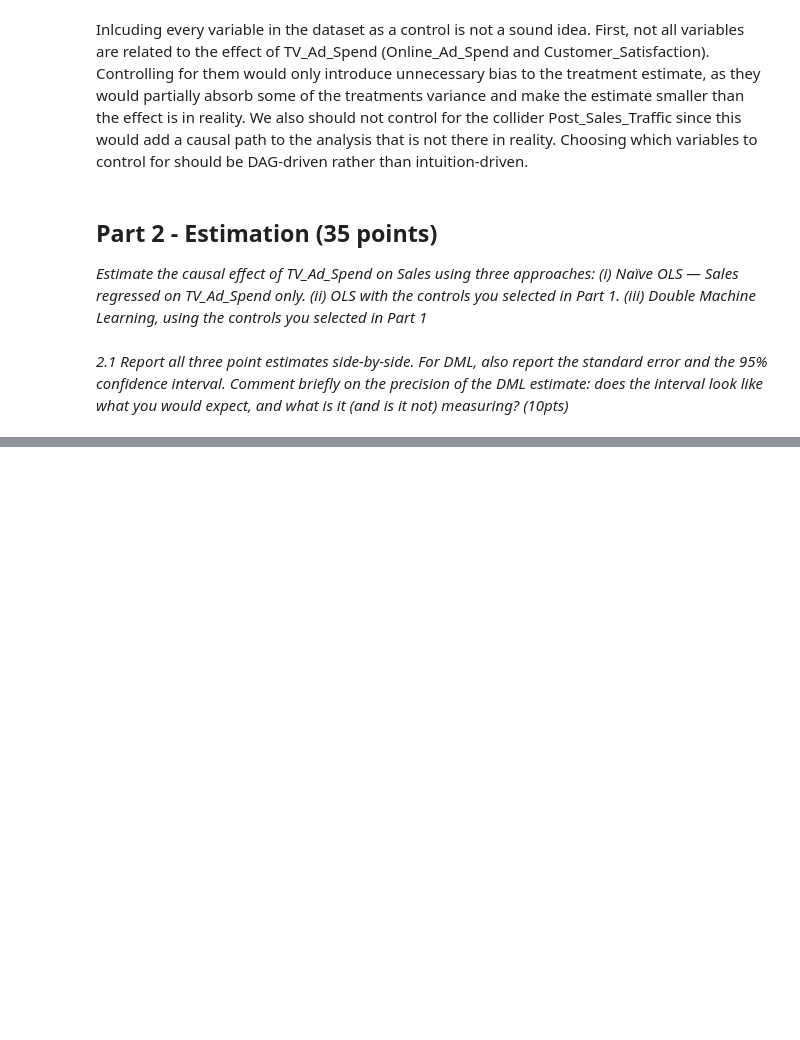
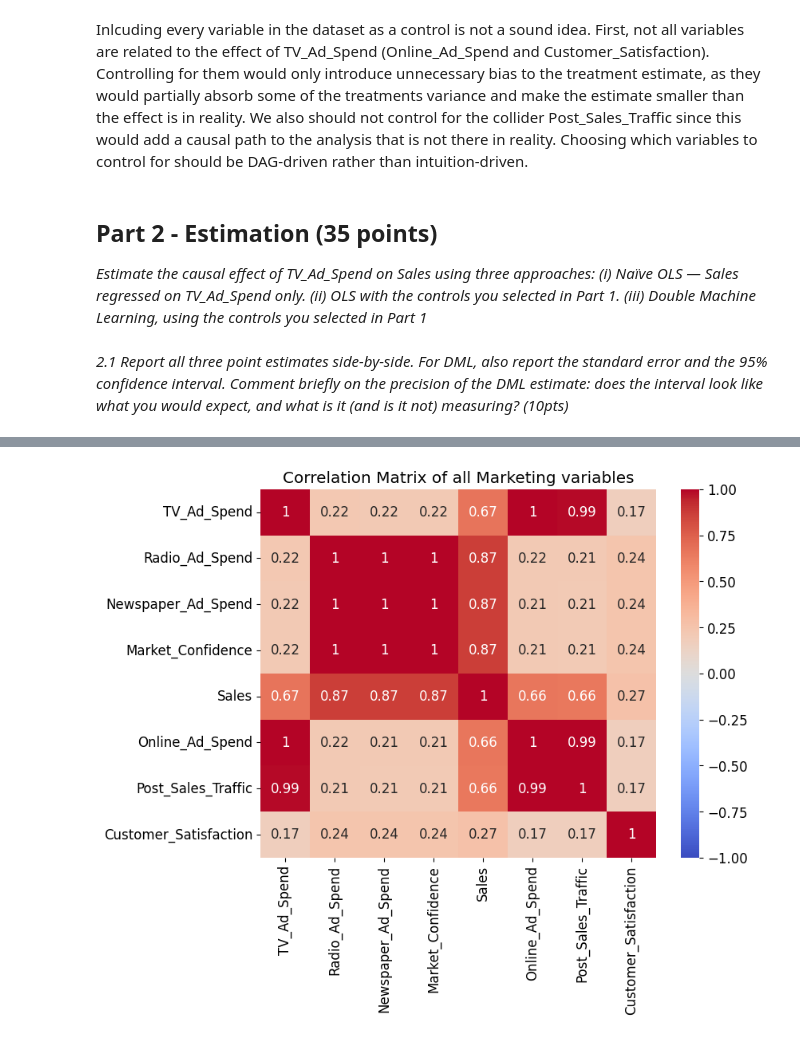
Before and after one commit to Onnoman/CIBD_2026, a Jupyter notebook: Assignment_2/assignment2_onno.ipynb, the cells around one changed output, grey strips where cells are left out. Saved outputs shown, nothing was run; the diff lists cells and outputs as text; code cells hidden in the pictures; blank space fills up the shorter version.

```diff
--- a/Assignment_2/assignment2_onno.ipynb
+++ b/Assignment_2/assignment2_onno.ipynb
@@ -8,6 +8,16 @@ import numpy as np
 import matplotlib.pyplot as plt
 import seaborn as sns
 
+plt.rcParams.update({
+    "figure.facecolor": "white",
+    "axes.facecolor":   "#f8fafc",
+    "axes.spines.top":  False,
+    "axes.spines.right":False,
+    "font.size": 12,
+})
+
+RANDOM_SEED = 2065520
+
 #Load the dataset
 df = pd.read_csv('Marketing Dataset for Individual Assignment.csv')
 # %% [markdown]
@@ -51,3 +61,6 @@ Inlcuding every variable in the dataset as a control is not a sound idea. First,
 *(iii) Double Machine Learning, using the controls you selected in Part 1*
 # %% [markdown]
 *2.1 Report all three point estimates side-by-side. For DML, also report the standard error and the 95% confidence interval. Comment briefly on the precision of the DML estimate: does the interval look like what you would expect, and what is it (and is it not) measuring? (10pts)*
+# %%
+#I noticed there were some missing values in the dataset, so I decided to drop them.
+df.dropna(inplace=True)
@@ -53,0 +158,9 @@ Inlcuding every variable in the dataset as a control is not a sound idea. First,
+# %%
+#Pairwise correlations between all variables in the dataset
+corr_matrix = df.corr()
+plt.figure(figsize=(8, 6))
+sns.heatmap(corr_matrix, annot=True, cmap='coolwarm', vmin=-1, vmax=1)
+plt.title('Correlation Matrix of all Marketing variables')
+plt.show()
+# %% [output]
+[figure, added]
```
Also changed, not shown: parts of 25 cells of this notebook.
